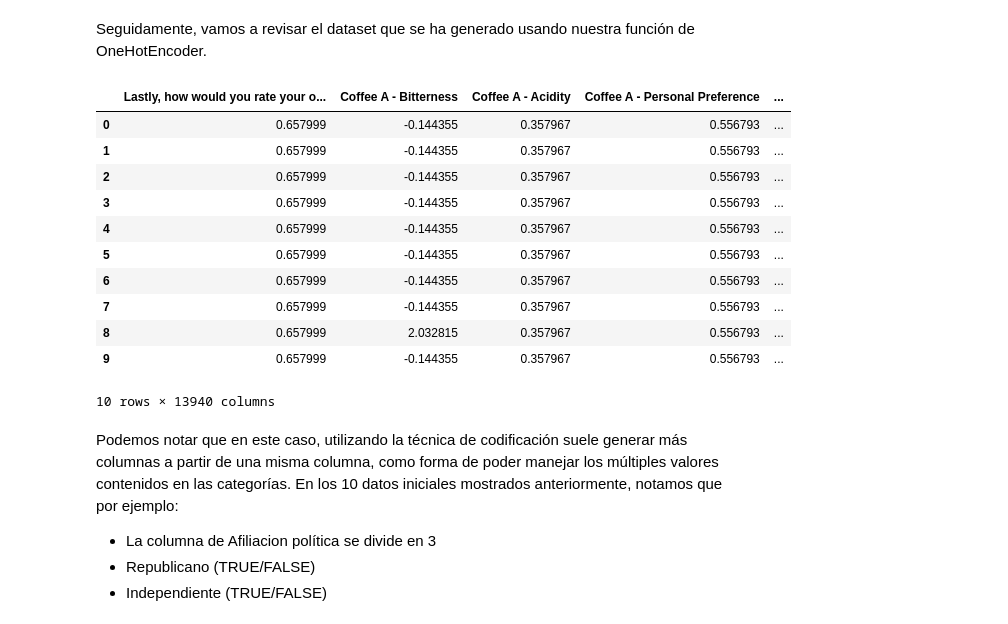
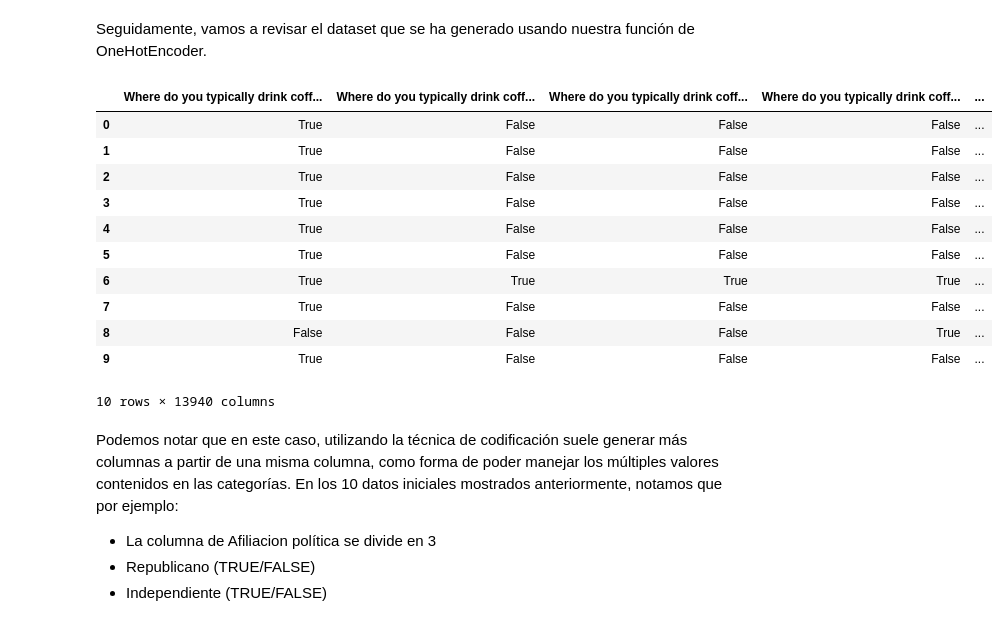
Before and after one commit to gabrielbr19/curso-ml, a Jupyter notebook: tarea1/tarea1_aprendizaje_automatico.ipynb, the cells around one changed output. Saved outputs shown, nothing was run; the diff lists cells and outputs as text; code cells hidden in the pictures.

```diff
--- a/tarea1/tarea1_aprendizaje_automatico.ipynb
+++ b/tarea1/tarea1_aprendizaje_automatico.ipynb
@@ -365,0 +357,11 @@ original_df_wo_columns_nulls_imputate_by_mean = imputate_by_mode(original_df_wit
+# %%
+def imputate_all_by_mode(dataframe):
+    df_copy = dataframe.copy()
+
+    for column in df_copy.columns:
+        mode = df_copy[column].mode()
+        df_copy[column] = df_copy[column].fillna(mode.iloc[0])
+
+    return df_copy
+
+df_a = imputate_all_by_mode(high_null_columns_removed)
@@ -473,2 +482,4 @@ df_wo_null_columns_mode_standard_scaled = scale_by_standard_scaler(original_df_w
+# %%
+df_a_standard_scaled = scale_by_standard_scaler(df_a)
 # %% [markdown]
 Vamos a proceder a realizar la verificación de que el escalado fue efectuado correctamente.
@@ -584,19 +593,21 @@ df_wo_null_columns_mean_standard_scaled_one_hot_encoded = apply_onehot_encoder(d
+# %%
+df_a_standard_scaled_one_hot_encoded = apply_onehot_encoder(df_a_standard_scaled)
 # %% [markdown]
 Seguidamente, vamos a revisar el dataset que se ha generado usando nuestra función de OneHotEncoder.
 # %%
-df_wo_null_columns_mean_standard_scaled_one_hot_encoded.head(10)
+df_a_standard_scaled_one_hot_encoded.head(10)
 # %% [output]
-|  | Lastly, how would you rate your o... | Coffee A - Bitterness | Coffee A - Acidity | Coffee A - Personal Preference | ... |
-| 0 | 0.657999 | -0.144355 | 0.357967 | 0.556793 | ... |
-| 1 | 0.657999 | -0.144355 | 0.357967 | 0.556793 | ... |
-| 2 | 0.657999 | -0.144355 | 0.357967 | 0.556793 | ... |
-| 3 | 0.657999 | -0.144355 | 0.357967 | 0.556793 | ... |
-| 4 | 0.657999 | -0.144355 | 0.357967 | 0.556793 | ... |
-| 5 | 0.657999 | -0.144355 | 0.357967 | 0.556793 | ... |
-| 6 | 0.657999 | -0.144355 | 0.357967 | 0.556793 | ... |
-| 7 | 0.657999 | -0.144355 | 0.357967 | 0.556793 | ... |
-| 8 | 0.657999 | 2.032815 | 0.357967 | 0.556793 | ... |
-| 9 | 0.657999 | -0.144355 | 0.357967 | 0.556793 | ... |
+|  | Where do you typically drink coff... | Where do you typically drink coff... | Where do you typically drink coff... | Where do you typically drink coff... | ... |
+| 0 | True | False | False | False | ... |
+| 1 | True | False | False | False | ... |
+| 2 | True | False | False | False | ... |
+| 3 | True | False | False | False | ... |
+| 4 | True | False | False | False | ... |
+| 5 | True | False | False | False | ... |
+| 6 | True | True | True | True | ... |
+| 7 | True | False | False | False | ... |
+| 8 | False | False | False | True | ... |
+| 9 | True | False | False | False | ... |
 10 rows × 13940 columns
 # %% [markdown]
 Podemos notar que en este caso, utilizando la técnica de codificación suele generar más columnas a partir de una misma columna, como forma de poder manejar los múltiples valores contenidos en las categorías. En los 10 datos iniciales mostrados anteriormente, notamos que por ejemplo:
```
Also changed, not shown: parts of 49 cells of this notebook.
